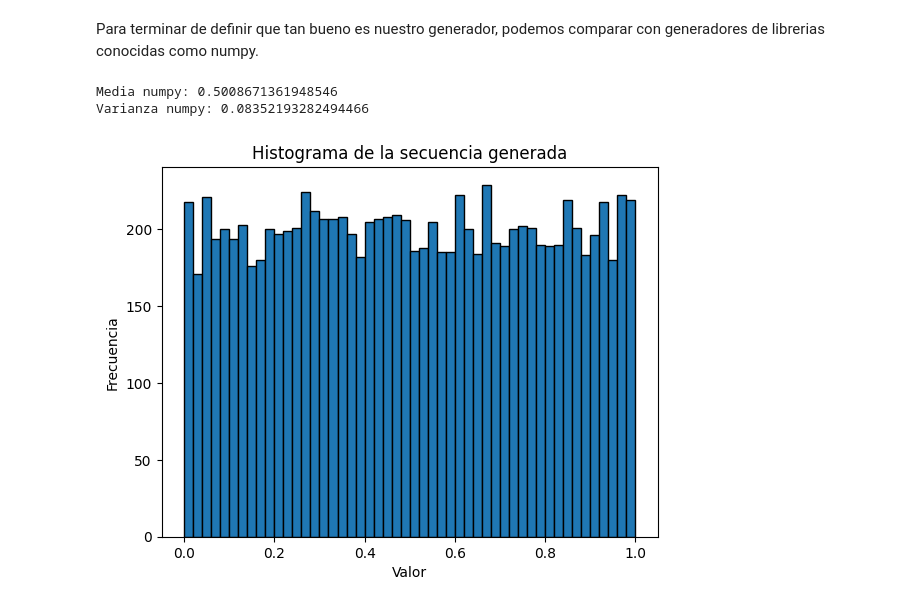
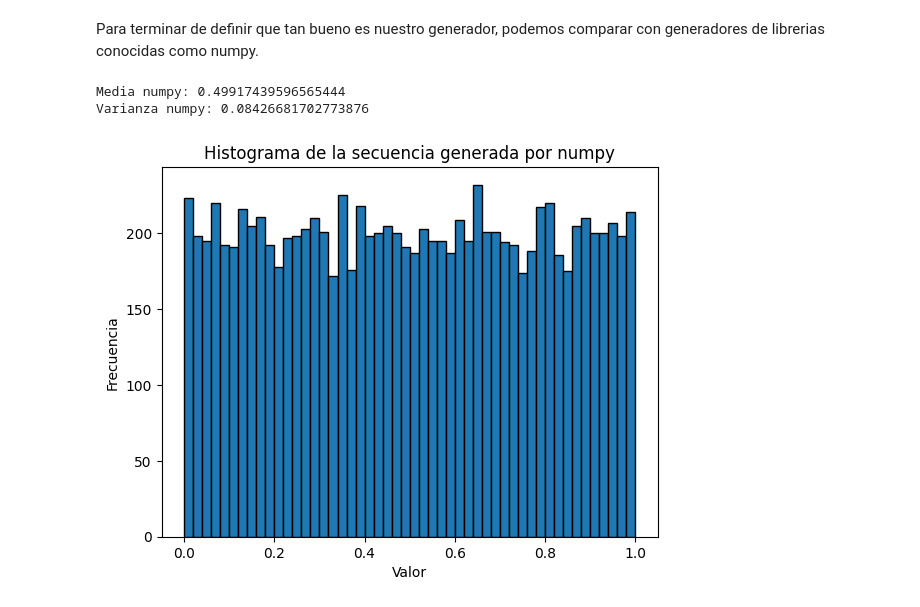
Before and after one commit to bray-arni/Astrometria2025, a Jupyter notebook: practico_1/ejercicio19.ipynb, the cells around one changed output. Saved outputs shown, nothing was run; the diff lists cells and outputs as text; code cells hidden in the pictures.

```diff
--- a/practico_1/ejercicio19.ipynb
+++ b/practico_1/ejercicio19.ipynb
@@ -109,17 +109,17 @@ Para terminar de definir que tan bueno es nuestro generador, podemos comparar co
 # %%
 datos_numpy = np.random.random(10000) #generamos 10000 numeros aleatorios con numpy
 
 media_numpy = np.mean(datos_numpy) #calculamos la media
 varianza_numpy = np.var(datos_numpy) #calculamos la varianza
 print("Media numpy:", media_numpy) #imprimimos la media
 print("Varianza numpy:", varianza_numpy) #imprimimos la varianza
 
 plt.hist(datos_numpy, bins=50, edgecolor='black')  # 50 intervalos, con bordes visibles
-plt.title('Histograma de la secuencia generada')
+plt.title('Histograma de la secuencia generada por numpy')
 plt.xlabel('Valor')
 plt.ylabel('Frecuencia')
 plt.show()
 # %% [output]
-Media numpy: 0.5008671361948546
-Varianza numpy: 0.08352193282494466
+Media numpy: 0.49917439596565444
+Varianza numpy: 0.08426681702773876
-[figure, old version]
+[figure, new version]
```
Also changed, not shown: parts of 4 cells of this notebook, 3 other files.
